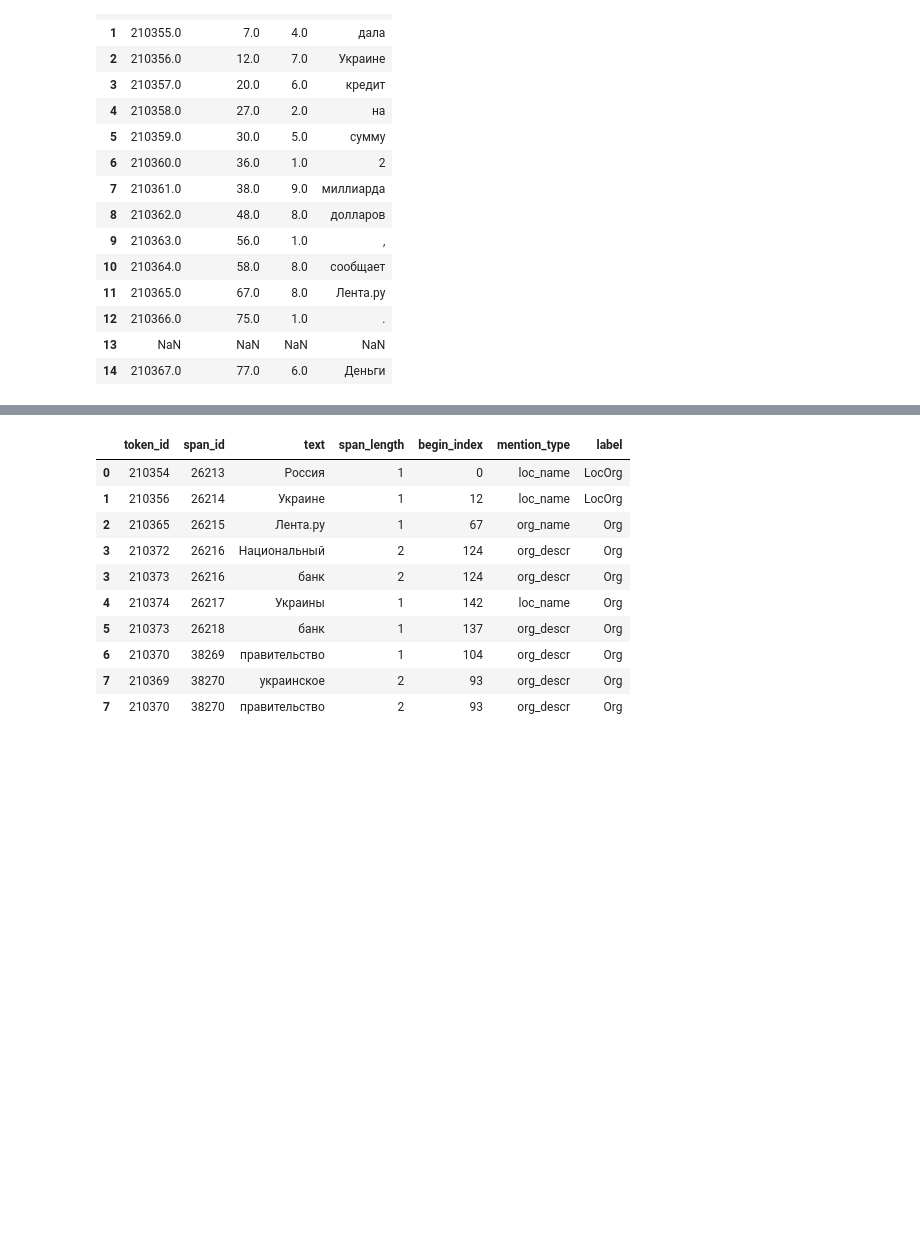
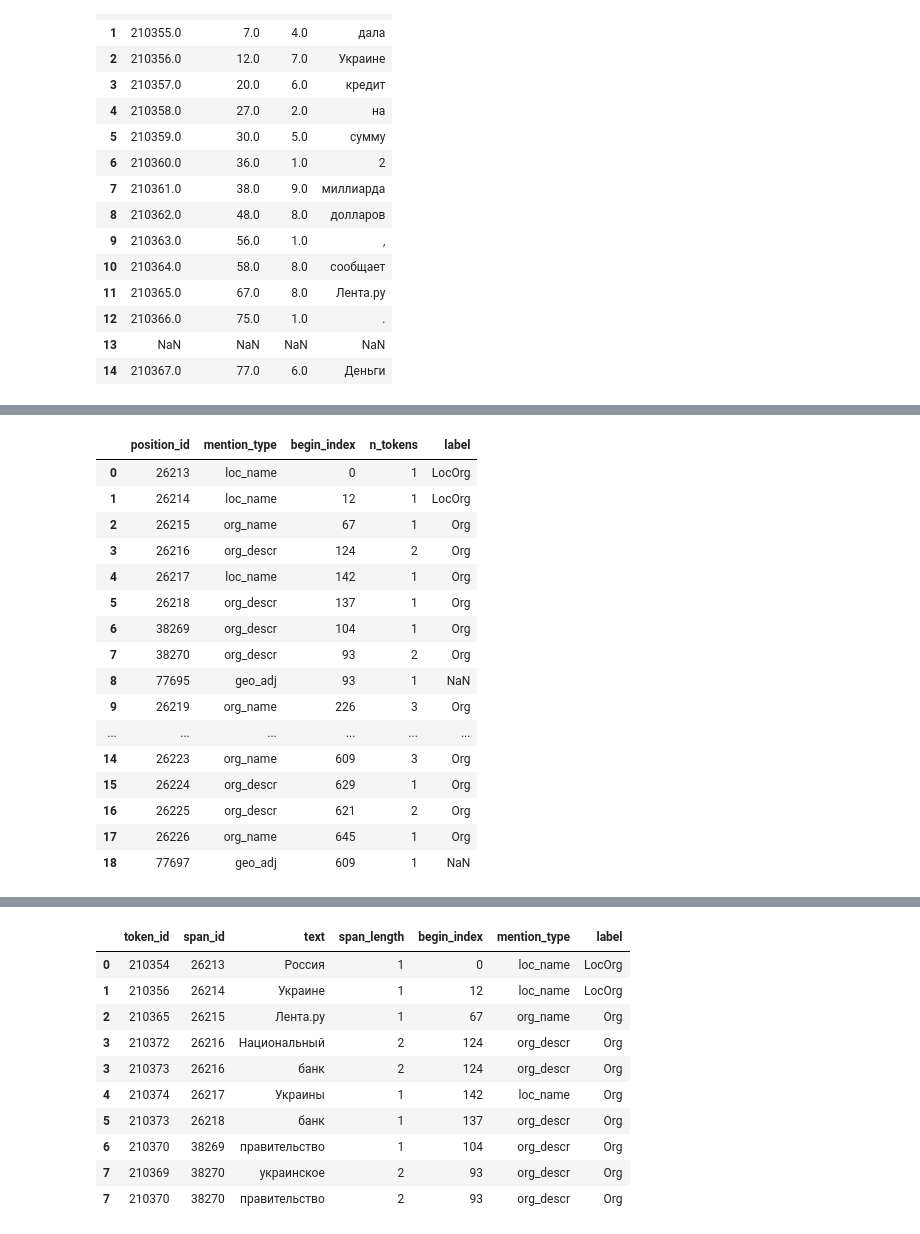
Before and after one commit to chambliss/Multilingual_NER, a Jupyter notebook: processing/cleaning_factRuEval-2016.ipynb, the cells around one changed output, grey strips where cells are left out. Cells and saved outputs as stored; diff of their text form; code cells hidden in the pictures; blank space fills up the shorter version.

```diff
--- a/processing/cleaning_factRuEval-2016.ipynb
+++ b/processing/cleaning_factRuEval-2016.ipynb
@@ -62,0 +67,32 @@ extracted = extract_span_info(test_file)
+# %%
+# later I can just rewrite the fn to exclude the token info
+span_df = pd.DataFrame(extracted).iloc[:, 1:]
+span_df.columns = ['position_id', 'mention_type', 'begin_index', 'n_tokens']
+
+# Convert dtypes for joining with token df
+for col in ['position_id', 'n_tokens', 'begin_index']:
+    span_df[col] = span_df[col].astype('int')
+
+# Reuse previous work on labels
+get_label = lambda x: label_dict.get(str(x), np.nan)
+span_df['label'] = span_df['position_id'].apply(get_label)
+
+span_df
+# %% [output]
+|  | position_id | mention_type | begin_index | n_tokens | label |
+| 0 | 26213 | loc_name | 0 | 1 | LocOrg |
+| 1 | 26214 | loc_name | 12 | 1 | LocOrg |
+| 2 | 26215 | org_name | 67 | 1 | Org |
+| 3 | 26216 | org_descr | 124 | 2 | Org |
+| 4 | 26217 | loc_name | 142 | 1 | Org |
+| 5 | 26218 | org_descr | 137 | 1 | Org |
+| 6 | 38269 | org_descr | 104 | 1 | Org |
+| 7 | 38270 | org_descr | 93 | 2 | Org |
+| 8 | 77695 | geo_adj | 93 | 1 | NaN |
+| 9 | 26219 | org_name | 226 | 3 | Org |
+| ... | ... | ... | ... | ... | ... |
+| 14 | 26223 | org_name | 609 | 3 | Org |
+| 15 | 26224 | org_descr | 629 | 1 | Org |
+| 16 | 26225 | org_descr | 621 | 2 | Org |
+| 17 | 26226 | org_name | 645 | 1 | Org |
+| 18 | 77697 | geo_adj | 609 | 1 | NaN |
```
Also changed, not shown: parts of 3 cells of this notebook.
